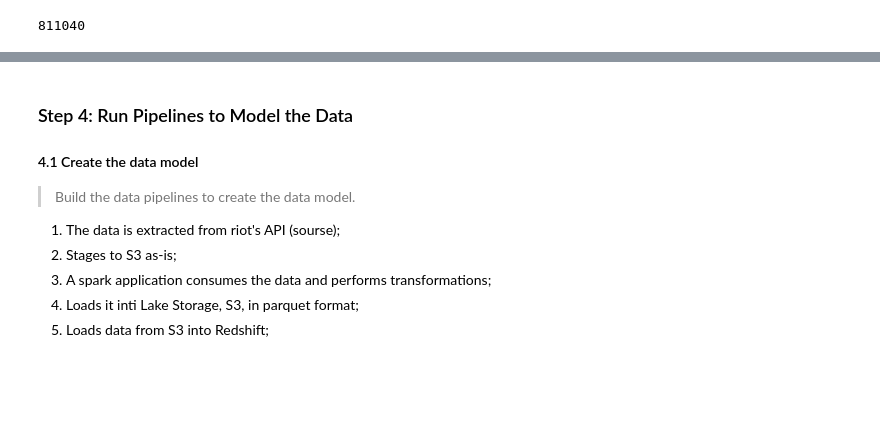
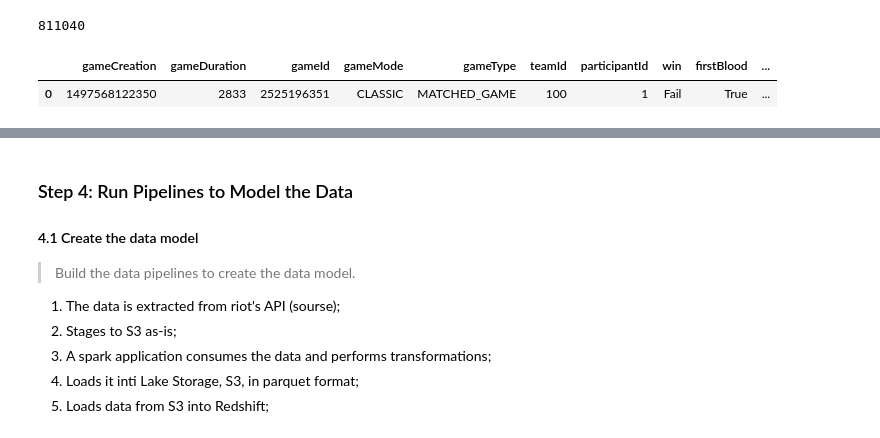
Before and after one commit to augustovictor/udacity-data-engineer-capstone, a Jupyter notebook: Capstone Project Template.ipynb, the cells around one changed output, grey strips where cells are left out. Drawn from its saved outputs; the diff is of its cells as text; code cells hidden in the pictures; blank space fills up the shorter version.

```diff
--- a/Capstone Project Template.ipynb
+++ b/Capstone Project Template.ipynb
@@ -23,6 +23,7 @@ from pyspark.sql.types import TimestampType
 
 pd.set_option("display.max_columns", 150)
 pd.set_option("display.max_colwidth", 250)
+pd.set_option("display.max_rows", 50)
 # %% [markdown]
 ### Step 1: Scope the Project and Gather Data
 
@@ -192,7 +193,6 @@ raw_data_filtered = raw_data.withColumn(
     "team.dragonKills",
     "team.vilemawKills",
     "team.riftHeraldKills",
-    "team.dominionVictoryScore",
     "participant.championId",
     "participant.spell1Id",
     "participant.spell2Id",
@@ -230,8 +230,6 @@ raw_data_filtered = raw_data.withColumn(
     "participant.stats.damageSelfMitigated",
     "participant.stats.damageDealtToObjectives",
     "participant.stats.damageDealtToTurrets",
-    "participant.stats.visionScore",
-    "participant.stats.timeCCingOthers",
     "participant.stats.totalDamageTaken",
     "participant.stats.magicalDamageTaken",
     "participant.stats.physicalDamageTaken",
@@ -295,6 +293,11 @@ raw_data_filtered = raw_data.withColumn(
 raw_data_filtered.count()
 # %% [output]
 811040
+# %%
+raw_data_filtered.limit(1).toPandas()
+# %% [output]
+|  | gameCreation | gameDuration | gameId | gameMode | gameType | teamId | participantId | win | firstBlood | ... |
+| 0 | 1497568122350 | 2833 | 2525196351 | CLASSIC | MATCHED_GAME | 100 | 1 | Fail | True | ... |
 # %% [markdown]
 ### Step 3: Define the Data Model
 #### 3.1 Conceptual Data Model
```
Also changed, not shown: parts of 5 cells of this notebook, 5 other files.
